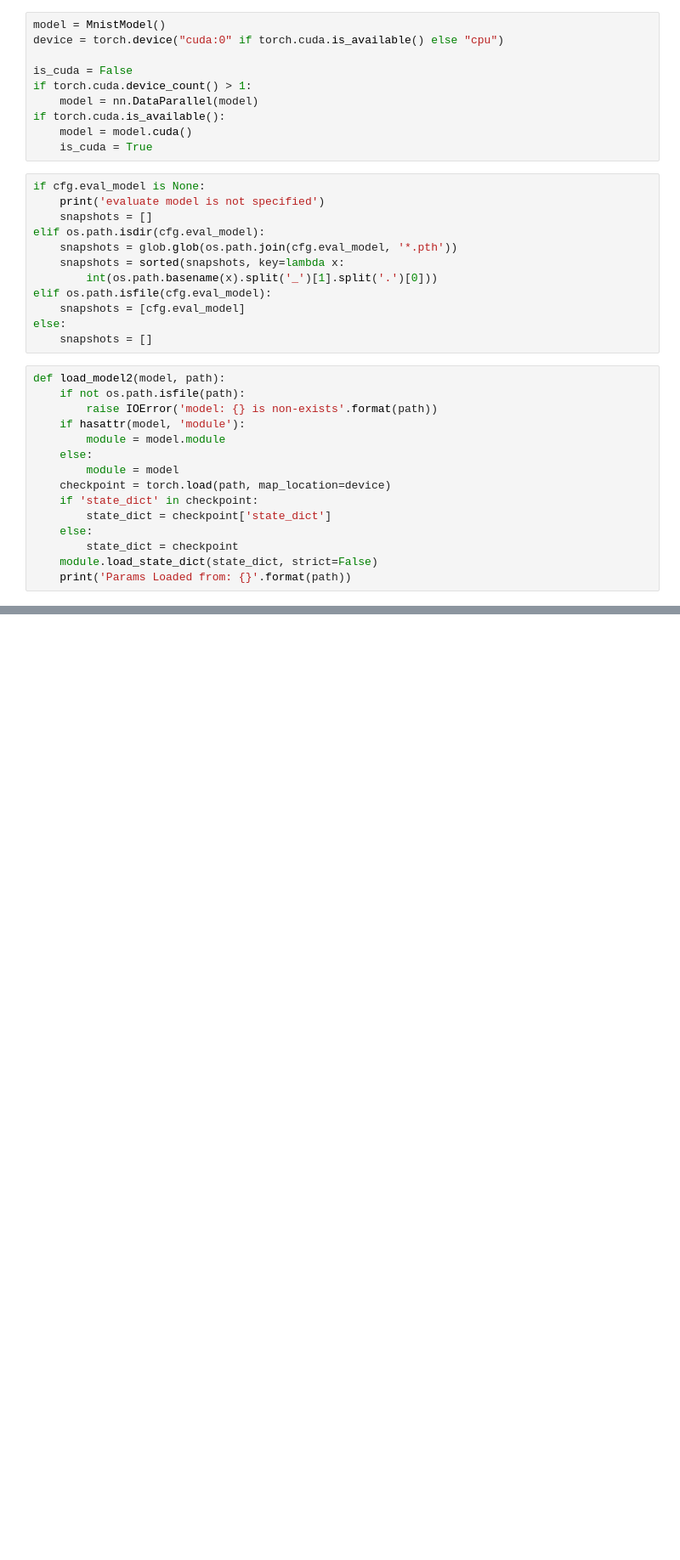
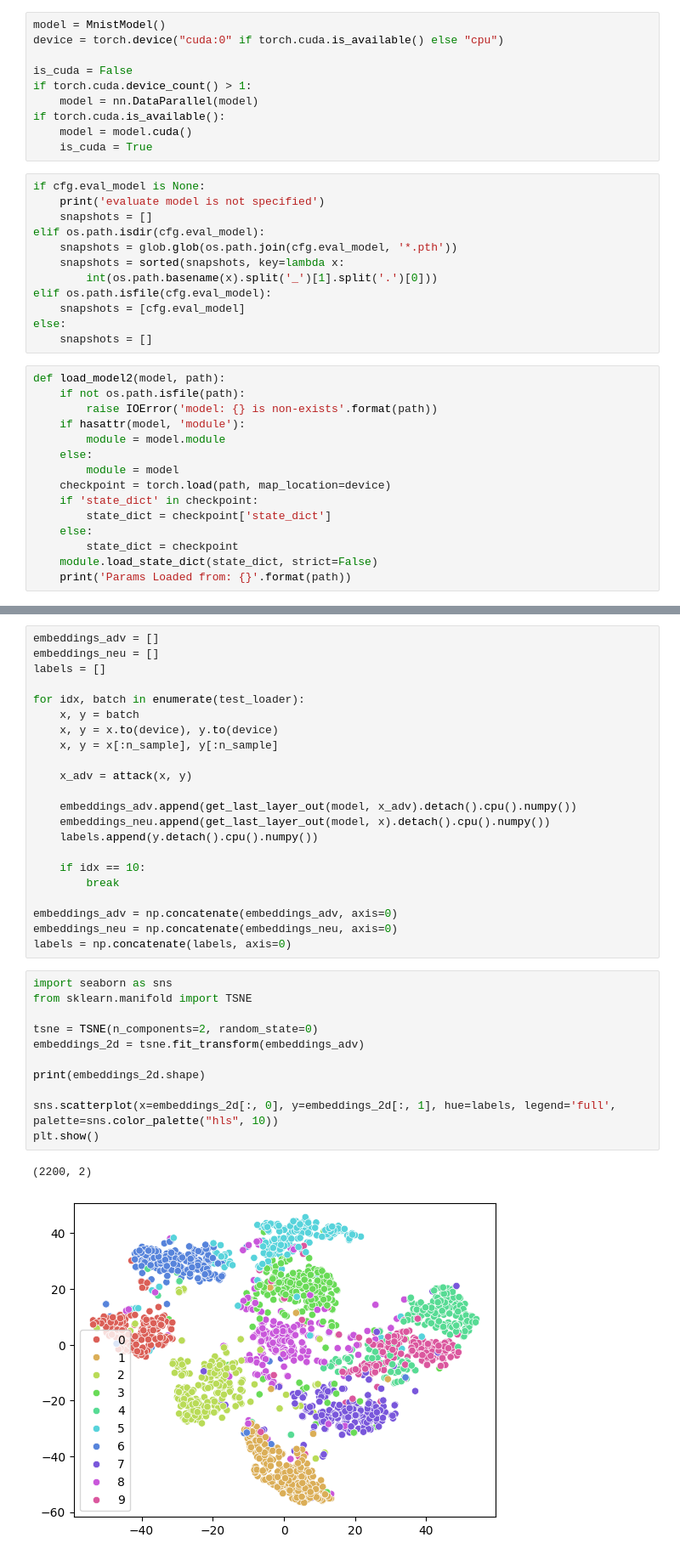
Before and after one commit to hahunavth/robust-adversarial-network, a Jupyter notebook: eval.ipynb, the cells around one changed output, grey strips where cells are left out. Shown: that part at 85% size. Cells and saved outputs as stored; diff of their text form; blank space fills up the shorter version.

```diff
--- a/eval.ipynb
+++ b/eval.ipynb
@@ -133,0 +239,36 @@ NameError: name 'device' is not defined
+# %%
+embeddings_adv = []
+embeddings_neu = []
+labels = []
+
+for idx, batch in enumerate(test_loader):
+    x, y = batch
+    x, y = x.to(device), y.to(device)
+    x, y = x[:n_sample], y[:n_sample]
+
+    x_adv = attack(x, y)
+
+    embeddings_adv.append(get_last_layer_out(model, x_adv).detach().cpu().numpy())
+    embeddings_neu.append(get_last_layer_out(model, x).detach().cpu().numpy())
+    labels.append(y.detach().cpu().numpy())
+
+    if idx == 10:
+        break
+
+embeddings_adv = np.concatenate(embeddings_adv, axis=0)
+embeddings_neu = np.concatenate(embeddings_neu, axis=0)
+labels = np.concatenate(labels, axis=0)
+# %%
+import seaborn as sns
+from sklearn.manifold import TSNE
+
+tsne = TSNE(n_components=2, random_state=0)
+embeddings_2d = tsne.fit_transform(embeddings_adv)
+
+print(embeddings_2d.shape)
+
+sns.scatterplot(x=embeddings_2d[:, 0], y=embeddings_2d[:, 1], hue=labels, legend='full', palette=sns.color_palette("hls", 10))
+plt.show()
+# %% [output]
+(2200, 2)
+[figure, added]
```
Also changed, not shown: parts of 19 cells of this notebook, 11 other files.
